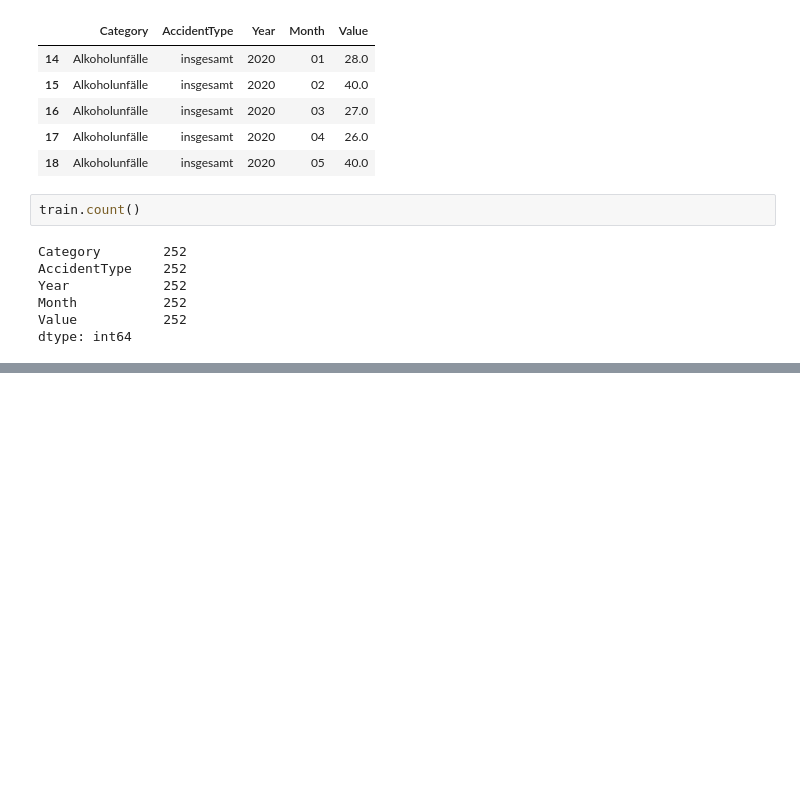
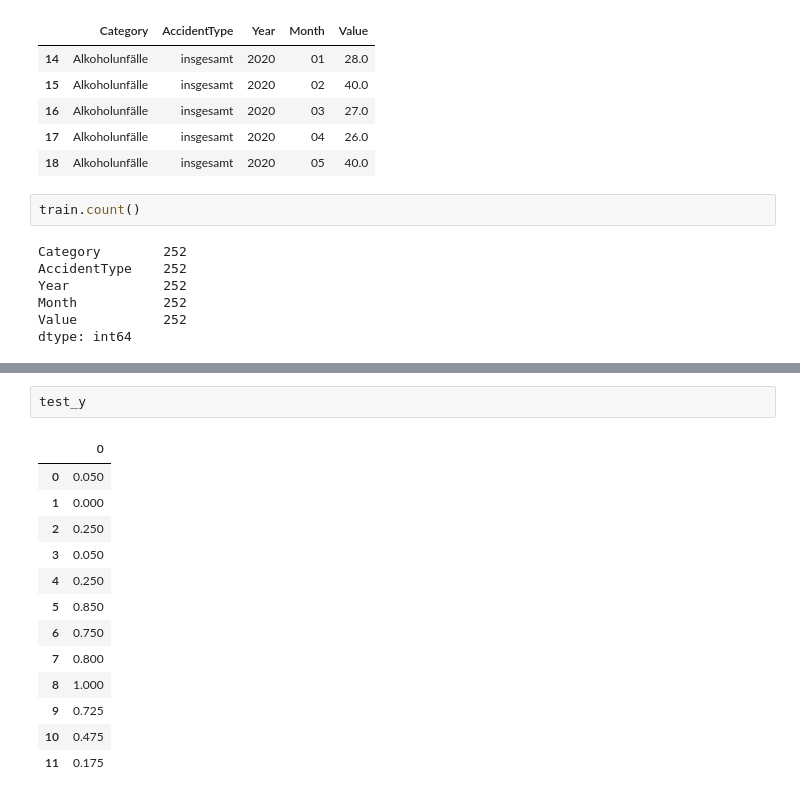
Before and after one commit to Anum29/DPS_AI_Challenge-Model-Deployment-, a Jupyter notebook: Data visualization and model development.ipynb, the cells around one changed output, grey strips where cells are left out. Drawn from its saved outputs; the diff is of its cells as text; blank space fills up the shorter version.

```diff
--- a/Data visualization and model development.ipynb
+++ b/Data visualization and model development.ipynb
@@ -207,0 +324,16 @@ testY = df.iloc[:, [4]]
+# %%
+test_y
+# %% [output]
+|  | 0 |
+| 0 | 0.050 |
+| 1 | 0.000 |
+| 2 | 0.250 |
+| 3 | 0.050 |
+| 4 | 0.250 |
+| 5 | 0.850 |
+| 6 | 0.750 |
+| 7 | 0.800 |
+| 8 | 1.000 |
+| 9 | 0.725 |
+| 10 | 0.475 |
+| 11 | 0.175 |
```
Also changed, not shown: parts of 40 cells of this notebook.
